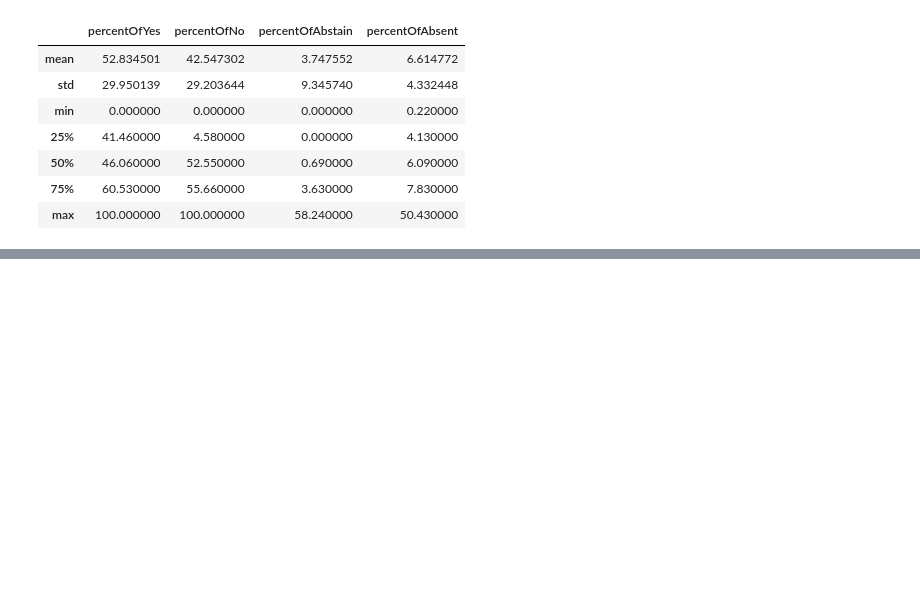
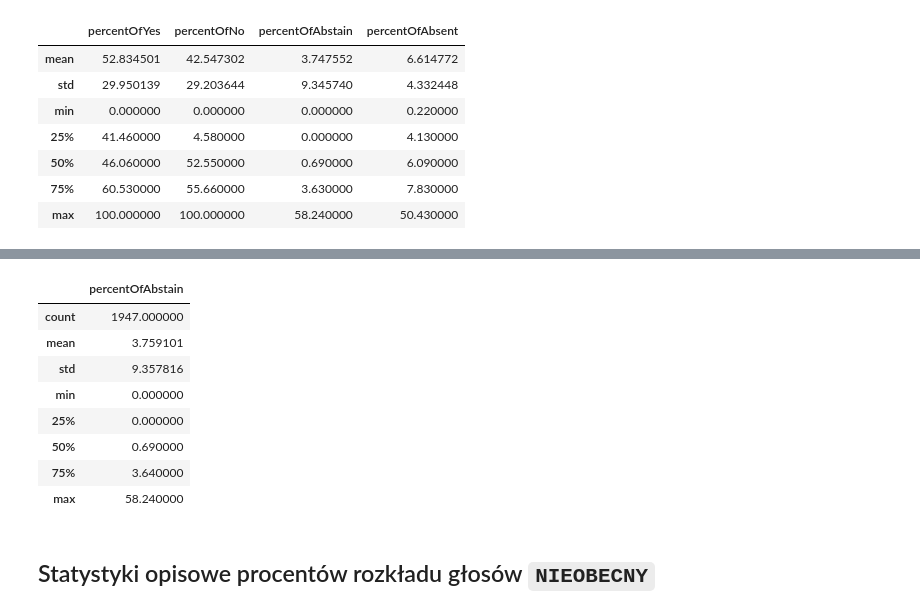
Before and after one commit to michalszycha/polish-sejm-check, a Jupyter notebook: voting.ipynb, the cells around one changed output, grey strips where cells are left out. Cells and saved outputs as stored; diff of their text form; code cells hidden in the pictures; blank space fills up the shorter version.

```diff
--- a/voting.ipynb
+++ b/voting.ipynb
@@ -34,0 +176,14 @@ voting_df[voting_df.percentOfAbsent == 50.43]
+# %%
+non_list_voting_df.percentOfAbstain.describe()
+# %% [output]
+|  | percentOfAbstain |
+| count | 1947.000000 |
+| mean | 3.759101 |
+| std | 9.357816 |
+| min | 0.000000 |
+| 25% | 0.000000 |
+| 50% | 0.690000 |
+| 75% | 3.640000 |
+| max | 58.240000 |
+# %% [markdown]
+## Statystyki opisowe procentów rozkładu głosów `NIEOBECNY`
```
Also changed, not shown: parts of 34 cells of this notebook.
